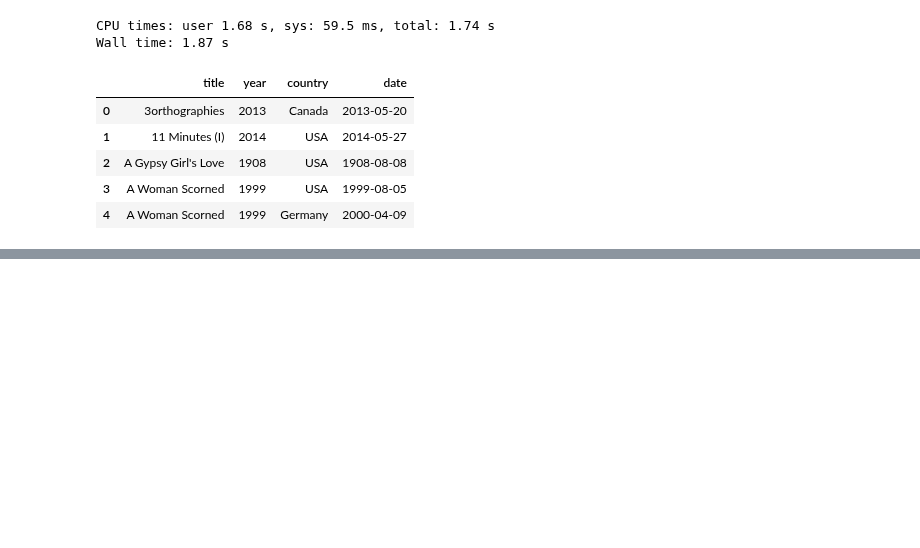
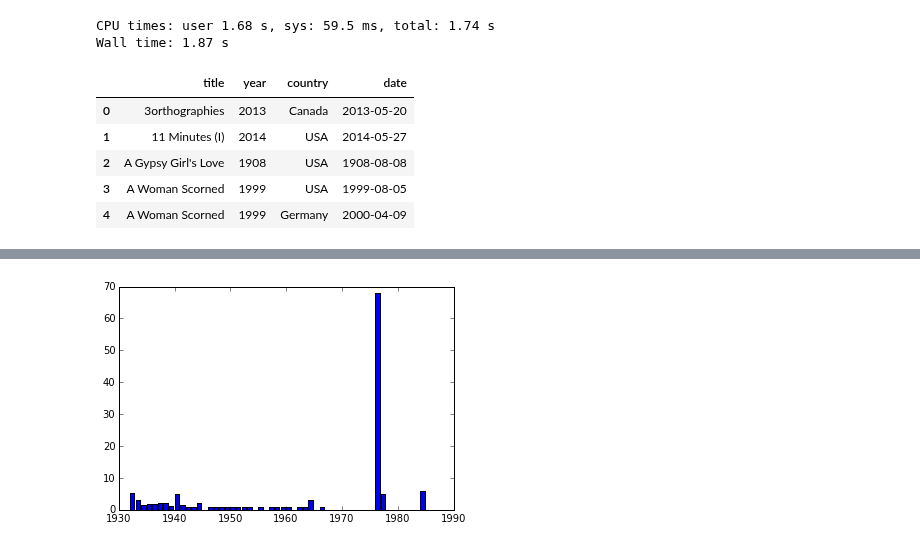
Before and after one commit to brandon-rhodes/pycon-pandas-tutorial, a Jupyter notebook: Solutions-3.ipynb, the cells around one changed output, grey strips where cells are left out. Drawn from its saved outputs; the diff is of its cells as text; code cells hidden in the pictures; blank space fills up the shorter version.

```diff
--- a/Solutions-3.ipynb
+++ b/Solutions-3.ipynb
@@ -39,0 +127,5 @@ release_dates.head()
+# %%
+c = cast
+c = c[c.year // 10 == 198]
+c = c[c.n == 1]
+c.groupby(['year', 'type']).size()
@@ -39,0 +150,12 @@ release_dates.head()
+# %%
+def traj(name):
+    c = cast
+    c = c[c.name == name]
+    c = c[c.n.notnull()]
+    c = c.groupby(['year']).n.mean()#notnull().mean()
+    #c = c.year.value_counts().sort_index()
+    plt.bar(c.index, c)
+
+traj('Cary Grant')
+# %% [output]
+[figure, added]
```
Also changed, not shown: parts of 11 cells of this notebook, 2 other files.
